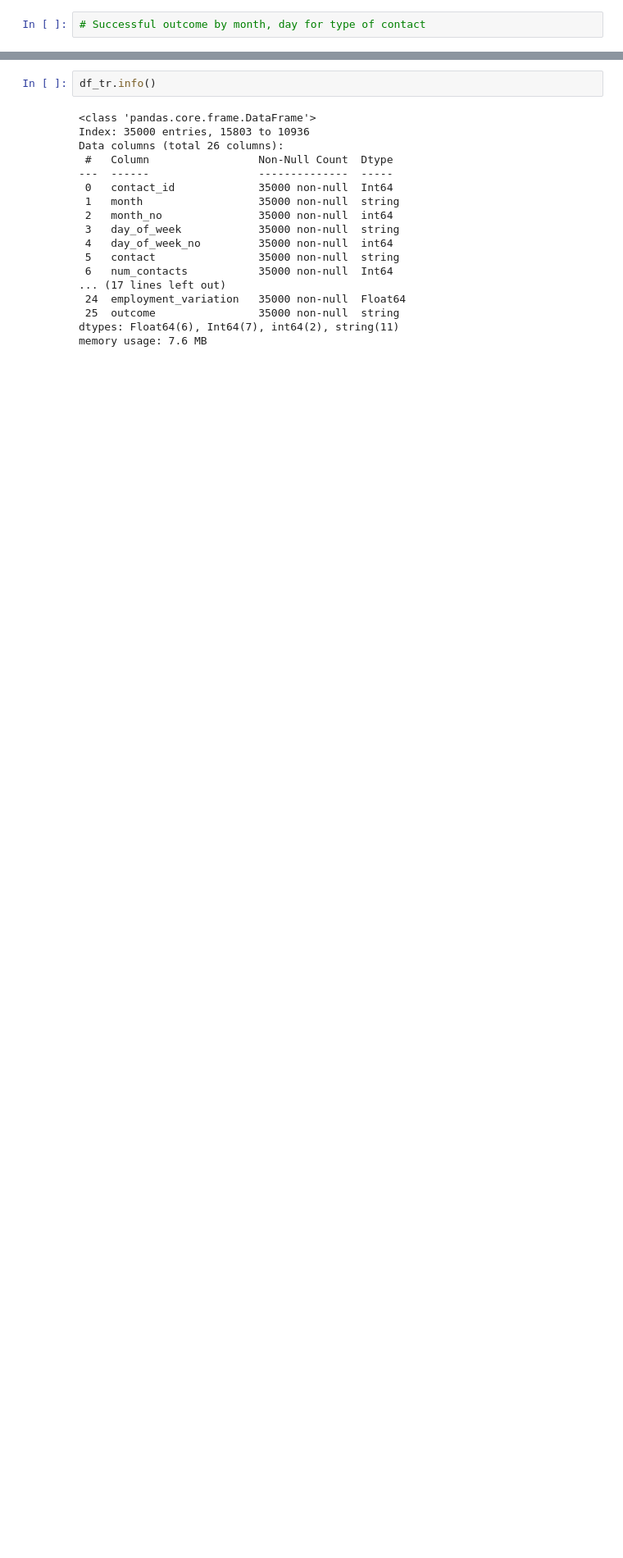
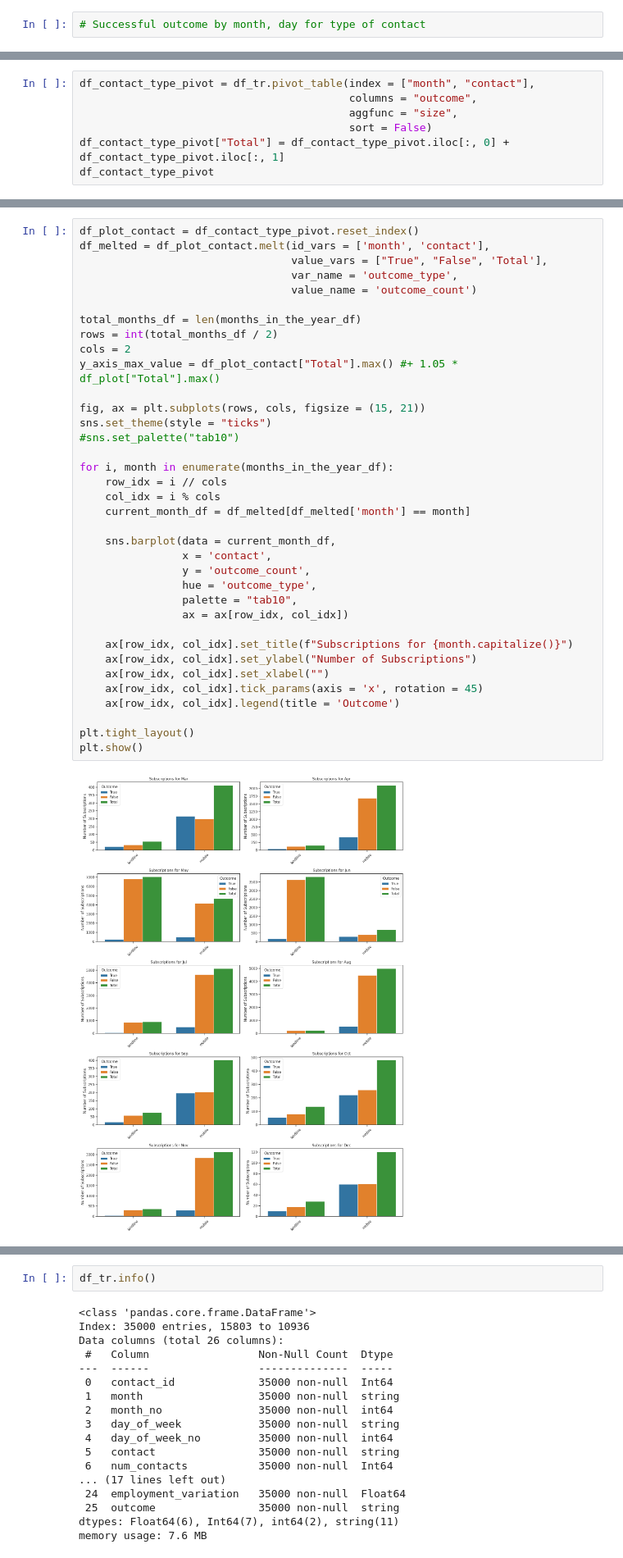
Before and after one commit to krasvachev/Data-Science-Case-Study, a Jupyter notebook: LittleBank_case_study.ipynb, the cells around one changed output, grey strips where cells are left out. Shown at 82% size. Cells and saved outputs as stored; diff of their text form; blank space fills up the shorter version.

Commit message:
Update Data Science Task 02 12

```diff
--- a/LittleBank_case_study.ipynb
+++ b/LittleBank_case_study.ipynb
@@ -1003,0 +1026,7 @@ To Do:
+# %%
+df_contact_type_pivot = df_tr.pivot_table(index = ["month", "contact"],
+                                          columns = "outcome",
+                                          aggfunc = "size",
+                                          sort = False)
+df_contact_type_pivot["Total"] = df_contact_type_pivot.iloc[:, 0] + df_contact_type_pivot.iloc[:, 1]
+df_contact_type_pivot
@@ -1003,0 +1052,38 @@ To Do:
+# %%
+df_plot_contact = df_contact_type_pivot.reset_index()
+df_melted = df_plot_contact.melt(id_vars = ['month', 'contact'],
+                                 value_vars = ["True", "False", 'Total'],
+                                 var_name = 'outcome_type',
+                                 value_name = 'outcome_count')
+
+total_months_df = len(months_in_the_year_df)
+rows = int(total_months_df / 2)
+cols = 2
+y_axis_max_value = df_plot_contact["Total"].max() #+ 1.05 * df_plot["Total"].max()
+
+fig, ax = plt.subplots(rows, cols, figsize = (15, 21))
+sns.set_theme(style = "ticks")
+#sns.set_palette("tab10")
+
+for i, month in enumerate(months_in_the_year_df):
+    row_idx = i // cols
+    col_idx = i % cols
+    current_month_df = df_melted[df_melted['month'] == month]
+
+    sns.barplot(data = current_month_df,
+                x = 'contact',
+                y = 'outcome_count',
+                hue = 'outcome_type',
+                palette = "tab10",
+                ax = ax[row_idx, col_idx])
+
+    ax[row_idx, col_idx].set_title(f"Subscriptions for {month.capitalize()}")
+    ax[row_idx, col_idx].set_ylabel("Number of Subscriptions")
+    ax[row_idx, col_idx].set_xlabel("")
+    ax[row_idx, col_idx].tick_params(axis = 'x', rotation = 45)
+    ax[row_idx, col_idx].legend(title = 'Outcome')
+
+plt.tight_layout()
+plt.show()
+# %% [output]
+[figure, added]
```
Also changed, not shown: parts of 39 cells of this notebook, 1 other file.
